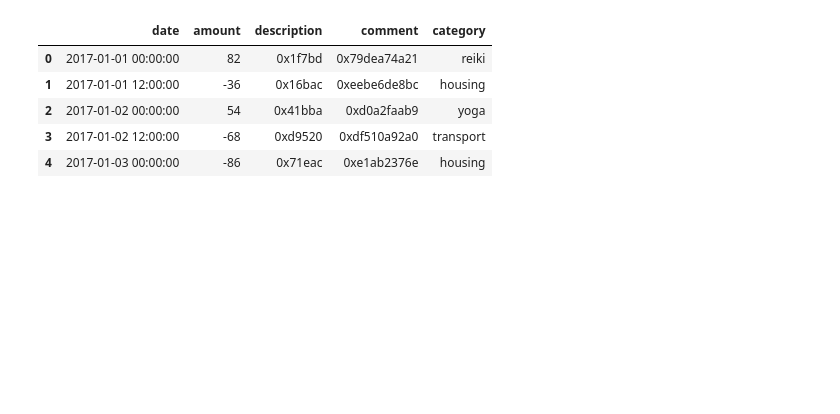
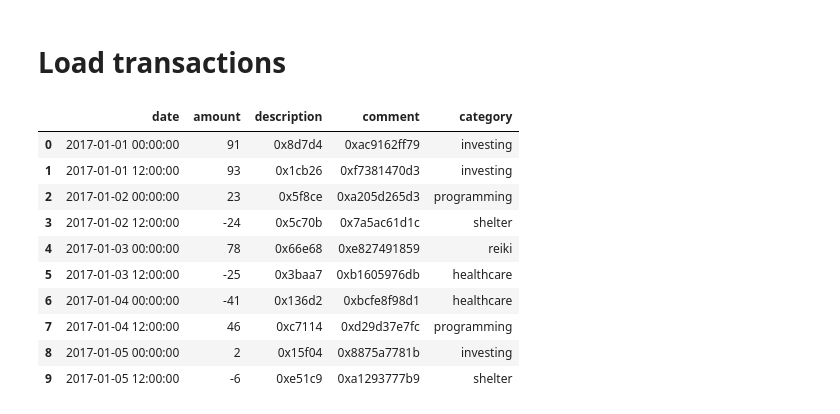
Before and after one commit to araichev/mustaching, a Jupyter notebook: ipynb/examples.ipynb, the cells around one changed output. Saved outputs shown, nothing was run; the diff lists cells and outputs as text; code cells hidden in the pictures; blank space fills up the shorter version.

```diff
--- a/ipynb/examples.ipynb
+++ b/ipynb/examples.ipynb
@@ -15,15 +10,22 @@ The autoreload extension is already loaded. To reload it, use:
+# %% [markdown]
+# Load transactions
 # %%
-# Load transactions.
-transactions = ms.build_sample_transactions('2017-01-01', '2017-12-31')
+# Invent some sample transactions.
+transactions = ms.create_transactions('2017-01-01', '2017-12-31')
 
 # Alternatively, upload your own transactions as say 'my_transactions.csv'
-#transactions = read_transactions('my_transactions.csv')
+#transactions = ms.read_transactions('my_transactions.csv')
 
-transactions.head()
+transactions.head(10)
 # %% [output]
 |  | date | amount | description | comment | category |
-| 0 | 2017-01-01 00:00:00 | 82 | 0x1f7bd | 0x79dea74a21 | reiki |
-| 1 | 2017-01-01 12:00:00 | -36 | 0x16bac | 0xeebe6de8bc | housing |
-| 2 | 2017-01-02 00:00:00 | 54 | 0x41bba | 0xd0a2faab9 | yoga |
-| 3 | 2017-01-02 12:00:00 | -68 | 0xd9520 | 0xdf510a92a0 | transport |
-| 4 | 2017-01-03 00:00:00 | -86 | 0x71eac | 0xe1ab2376e | housing |
+| 0 | 2017-01-01 00:00:00 | 91 | 0x8d7d4 | 0xac9162ff79 | investing |
+| 1 | 2017-01-01 12:00:00 | 93 | 0x1cb26 | 0xf7381470d3 | investing |
+| 2 | 2017-01-02 00:00:00 | 23 | 0x5f8ce | 0xa205d265d3 | programming |
+| 3 | 2017-01-02 12:00:00 | -24 | 0x5c70b | 0x7a5ac61d1c | shelter |
+| 4 | 2017-01-03 00:00:00 | 78 | 0x66e68 | 0xe827491859 | reiki |
+| 5 | 2017-01-03 12:00:00 | -25 | 0x3baa7 | 0xb1605976db | healthcare |
+| 6 | 2017-01-04 00:00:00 | -41 | 0x136d2 | 0xbcfe8f98d1 | healthcare |
+| 7 | 2017-01-04 12:00:00 | 46 | 0xc7114 | 0xd29d37e7fc | programming |
+| 8 | 2017-01-05 00:00:00 | 2 | 0x15f04 | 0x8875a7781b | investing |
+| 9 | 2017-01-05 12:00:00 | -6 | 0xe51c9 | 0xa1293777b9 | shelter |
```
Also changed, not shown: parts of 8 cells of this notebook, 8 other files.
